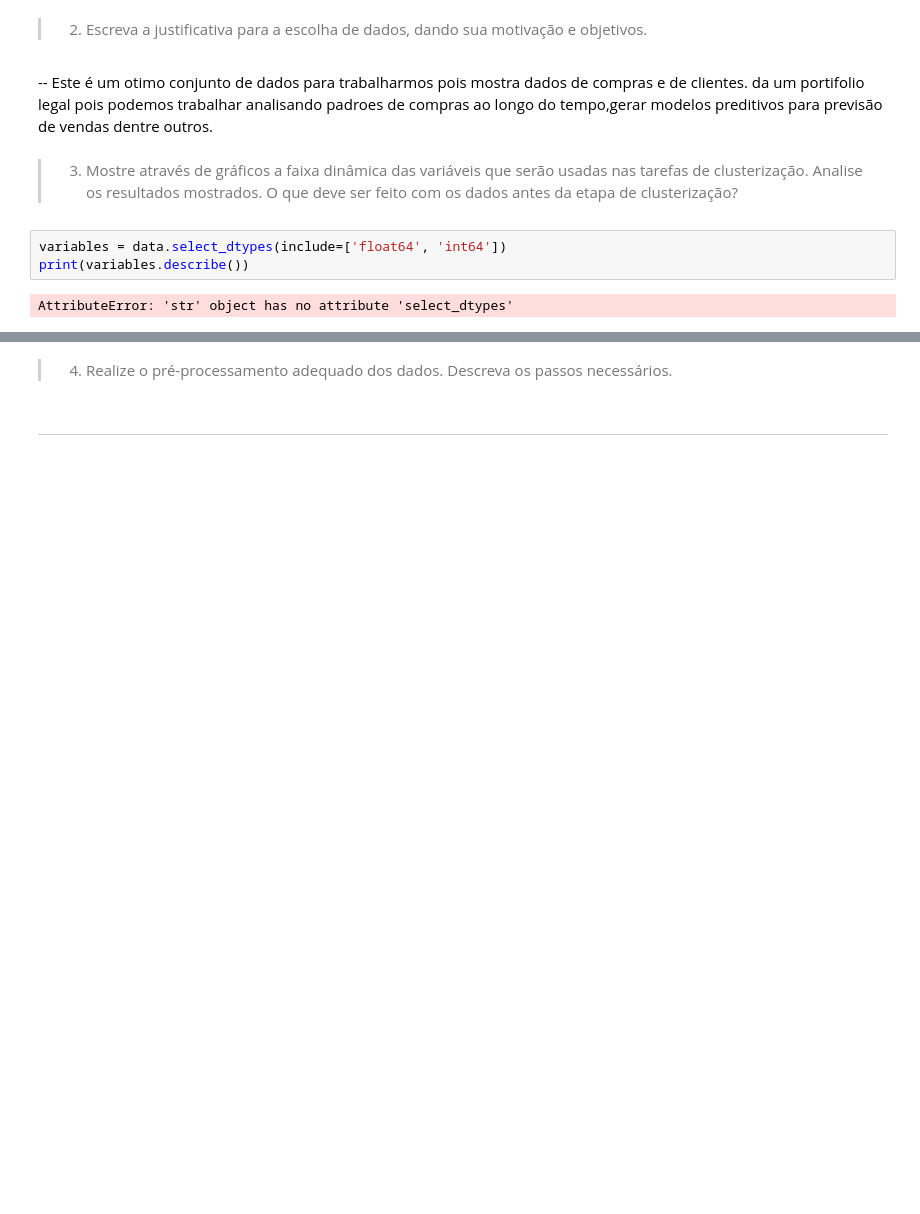
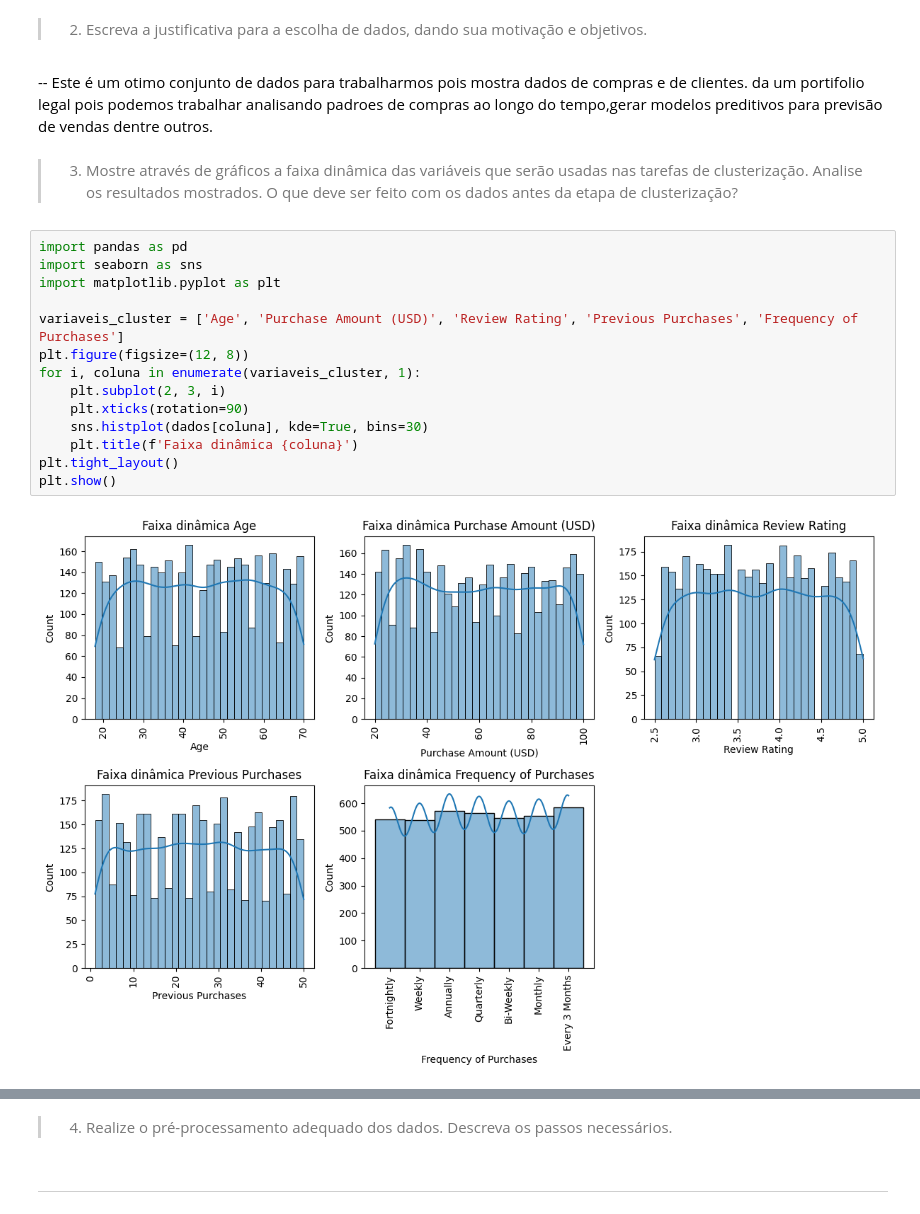
Before and after one commit to acrisandradee/validacaomodeloclusterizacao, a Jupyter notebook: Validação_de_modelos_de_clusterização.ipynb, the cells around one changed output, grey strips where cells are left out. Cells and saved outputs as stored; diff of their text form; blank space fills up the shorter version.

```diff
--- a/Validação_de_modelos_de_clusterização.ipynb
+++ b/Validação_de_modelos_de_clusterização.ipynb
@@ -185,8 +185,19 @@ dtype: object
   -- Este é um otimo conjunto de dados para trabalharmos pois mostra dados de compras e de clientes. da um portifolio legal pois podemos trabalhar analisando padroes de compras ao longo do tempo,gerar modelos preditivos para previsão de vendas dentre outros.
 # %% [markdown]
 > 3. Mostre através de gráficos a faixa dinâmica das variáveis que serão usadas nas tarefas de clusterização. Analise os resultados mostrados. O que deve ser feito com os dados antes da etapa de clusterização?
-# %%
-variables = data.select_dtypes(include=['float64', 'int64'])
-print(variables.describe())
-# %% [output]
-AttributeError: 'str' object has no attribute 'select_dtypes'
+# %%
+import pandas as pd
+import seaborn as sns
+import matplotlib.pyplot as plt
+
+variaveis_cluster = ['Age', 'Purchase Amount (USD)', 'Review Rating', 'Previous Purchases', 'Frequency of Purchases']
+plt.figure(figsize=(12, 8))
+for i, coluna in enumerate(variaveis_cluster, 1):
+    plt.subplot(2, 3, i)
+    plt.xticks(rotation=90)
+    sns.histplot(dados[coluna], kde=True, bins=30)
+    plt.title(f'Faixa dinâmica {coluna}')
+plt.tight_layout()
+plt.show()
+# %% [output]
+[figure, added]
```
Also changed, not shown: parts of 3 cells of this notebook.
